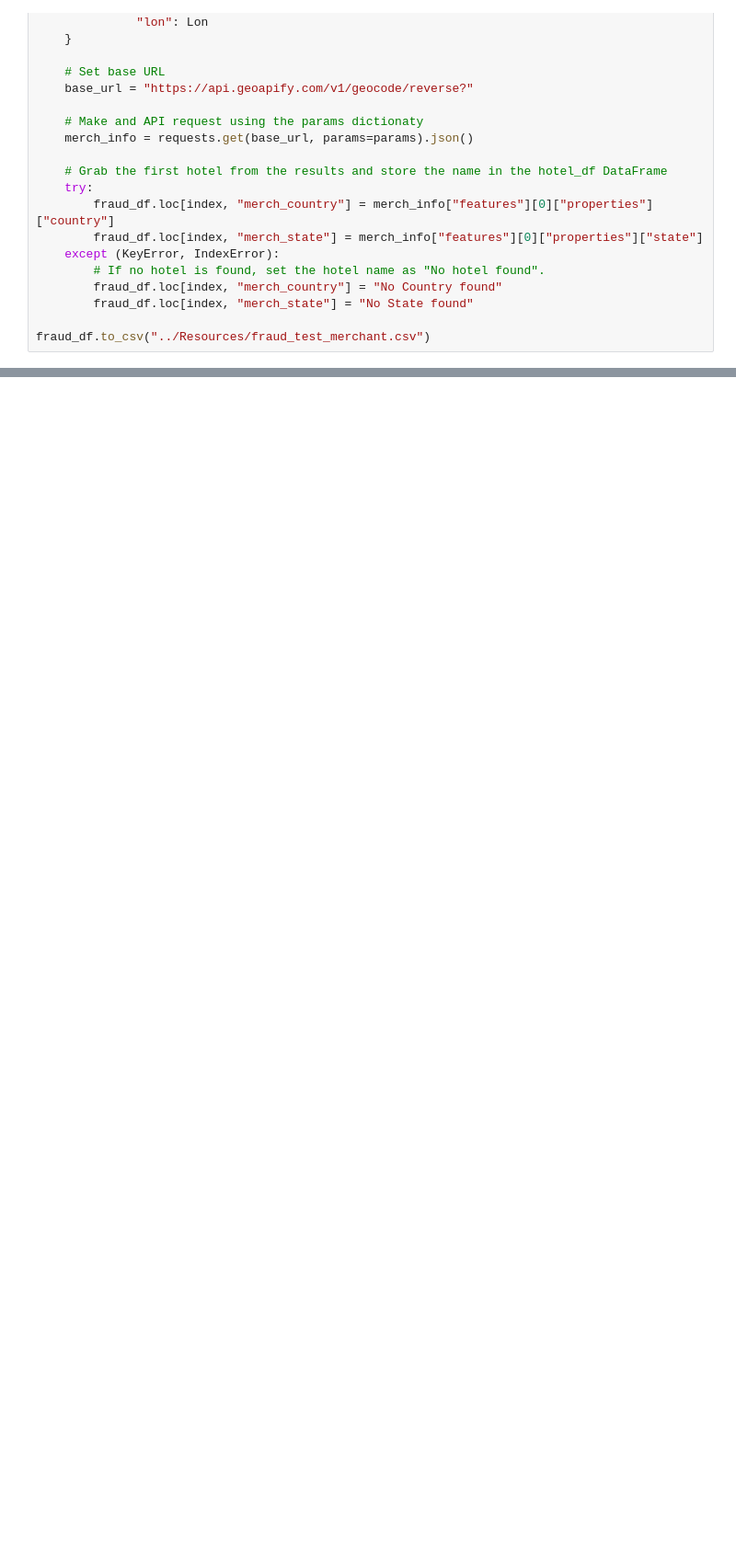
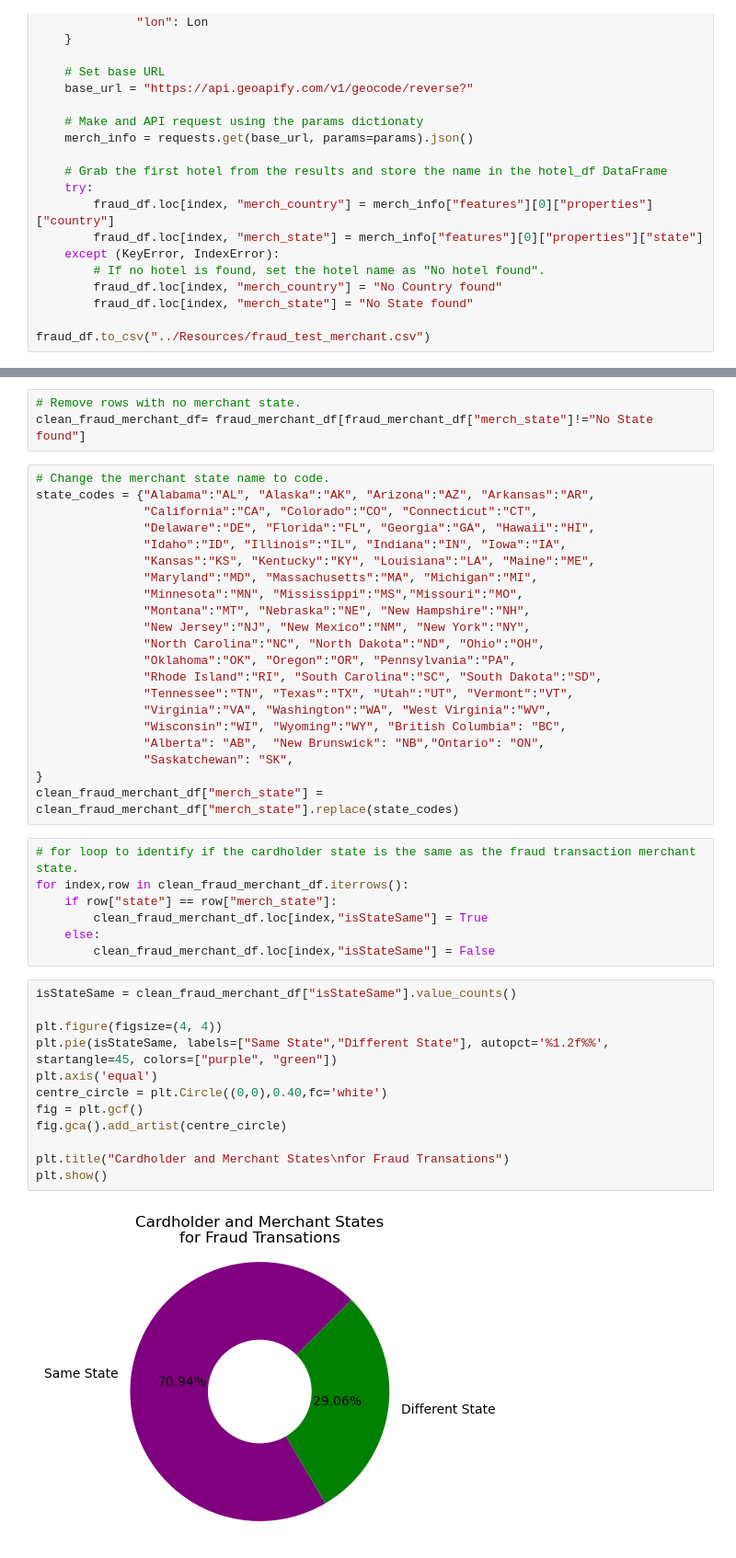
Before and after one commit to Mohammed-a-ali01/Project-1, a Jupyter notebook: locanalysis.ipynb, the cells around one changed output, grey strips where cells are left out. Shown at 92% size. Saved outputs shown, nothing was run; the diff lists cells and outputs as text; blank space fills up the shorter version.

Commit message:
new charts

```diff
--- a/locanalysis.ipynb
+++ b/locanalysis.ipynb
@@ -123,0 +106,45 @@ plt.show()
+# %%
+# Remove rows with no merchant state.
+clean_fraud_merchant_df= fraud_merchant_df[fraud_merchant_df["merch_state"]!="No State found"]
+# %%
+# Change the merchant state name to code.
+state_codes = {"Alabama":"AL", "Alaska":"AK", "Arizona":"AZ", "Arkansas":"AR",
+               "California":"CA", "Colorado":"CO", "Connecticut":"CT",
+               "Delaware":"DE", "Florida":"FL", "Georgia":"GA", "Hawaii":"HI",
+               "Idaho":"ID", "Illinois":"IL", "Indiana":"IN", "Iowa":"IA",
+               "Kansas":"KS", "Kentucky":"KY", "Louisiana":"LA", "Maine":"ME",
+               "Maryland":"MD", "Massachusetts":"MA", "Michigan":"MI",
+               "Minnesota":"MN", "Mississippi":"MS","Missouri":"MO",
+               "Montana":"MT", "Nebraska":"NE", "New Hampshire":"NH",
+               "New Jersey":"NJ", "New Mexico":"NM", "New York":"NY",
+               "North Carolina":"NC", "North Dakota":"ND", "Ohio":"OH",
+               "Oklahoma":"OK", "Oregon":"OR", "Pennsylvania":"PA",
+               "Rhode Island":"RI", "South Carolina":"SC", "South Dakota":"SD",
+               "Tennessee":"TN", "Texas":"TX", "Utah":"UT", "Vermont":"VT",
+               "Virginia":"VA", "Washington":"WA", "West Virginia":"WV",
+               "Wisconsin":"WI", "Wyoming":"WY", "British Columbia": "BC",
+               "Alberta": "AB",  "New Brunswick": "NB","Ontario": "ON",
+               "Saskatchewan": "SK",
+}
+clean_fraud_merchant_df["merch_state"] = clean_fraud_merchant_df["merch_state"].replace(state_codes)
+# %%
+# for loop to identify if the cardholder state is the same as the fraud transaction merchant state.
+for index,row in clean_fraud_merchant_df.iterrows():
+    if row["state"] == row["merch_state"]:
+        clean_fraud_merchant_df.loc[index,"isStateSame"] = True
+    else:
+        clean_fraud_merchant_df.loc[index,"isStateSame"] = False
+# %%
+isStateSame = clean_fraud_merchant_df["isStateSame"].value_counts()
+
+plt.figure(figsize=(4, 4))
+plt.pie(isStateSame, labels=["Same State","Different State"], autopct='%1.2f%%', startangle=45, colors=["purple", "green"])
+plt.axis('equal')
+centre_circle = plt.Circle((0,0),0.40,fc='white')
+fig = plt.gcf()
+fig.gca().add_artist(centre_circle)
+
+plt.title("Cardholder and Merchant States\nfor Fraud Transations")
+plt.show()
+# %% [output]
+[figure, added]
```
Also changed, not shown: parts of 12 cells of this notebook.
